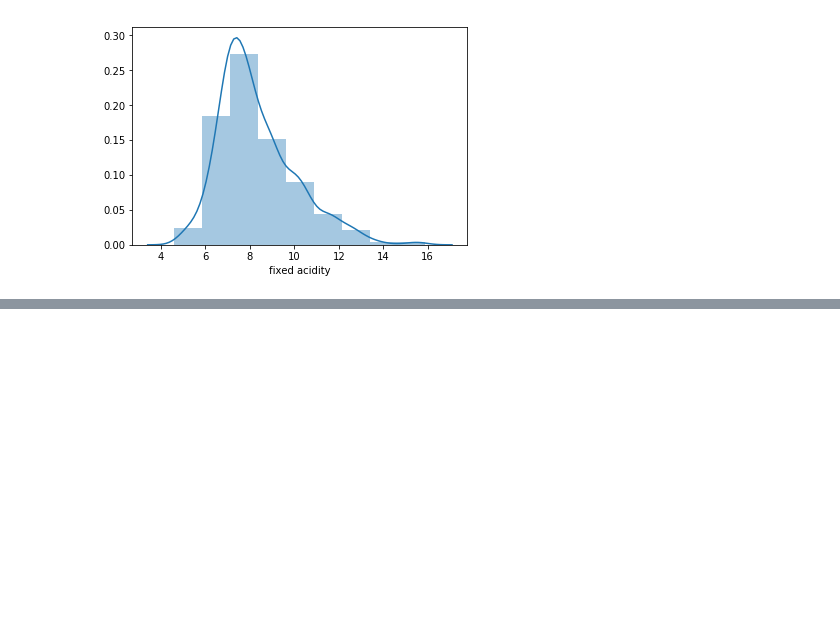
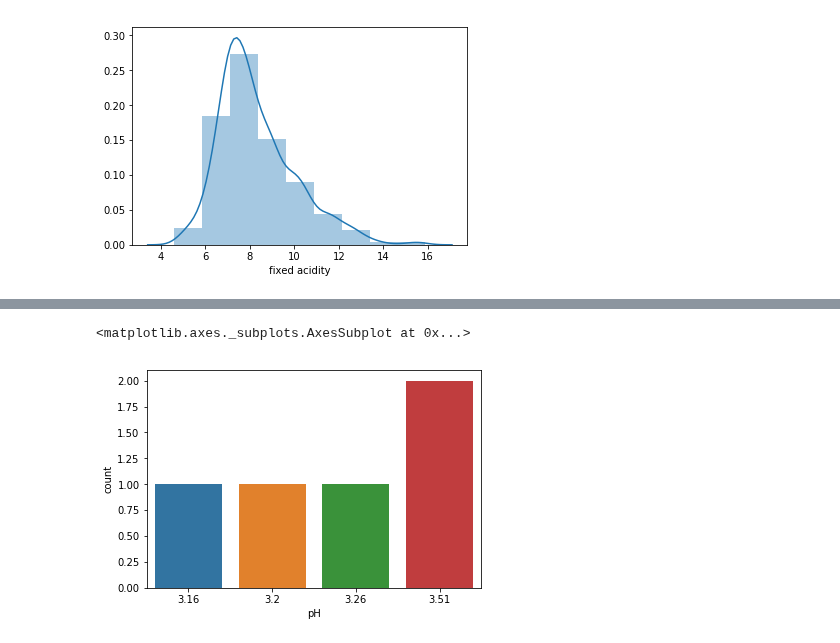
Before and after one commit to SANYAM1996/scatter-plotter, a Jupyter notebook: wine quality_red.ipynb, the cells around one changed output, grey strips where cells are left out. Cells and saved outputs as stored; diff of their text form; code cells hidden in the pictures; blank space fills up the shorter version.

```diff
--- a/wine quality_red.ipynb
+++ b/wine quality_red.ipynb
@@ -212,0 +227,5 @@ sns.distplot(data['fixed acidity'],bins = 9)
+# %%
+sns.countplot(data.head()['pH'])
+# %% [output]
+<matplotlib.axes._subplots.AxesSubplot at 0x...>
+[figure, added]
```
Also changed, not shown: parts of 15 cells of this notebook.
